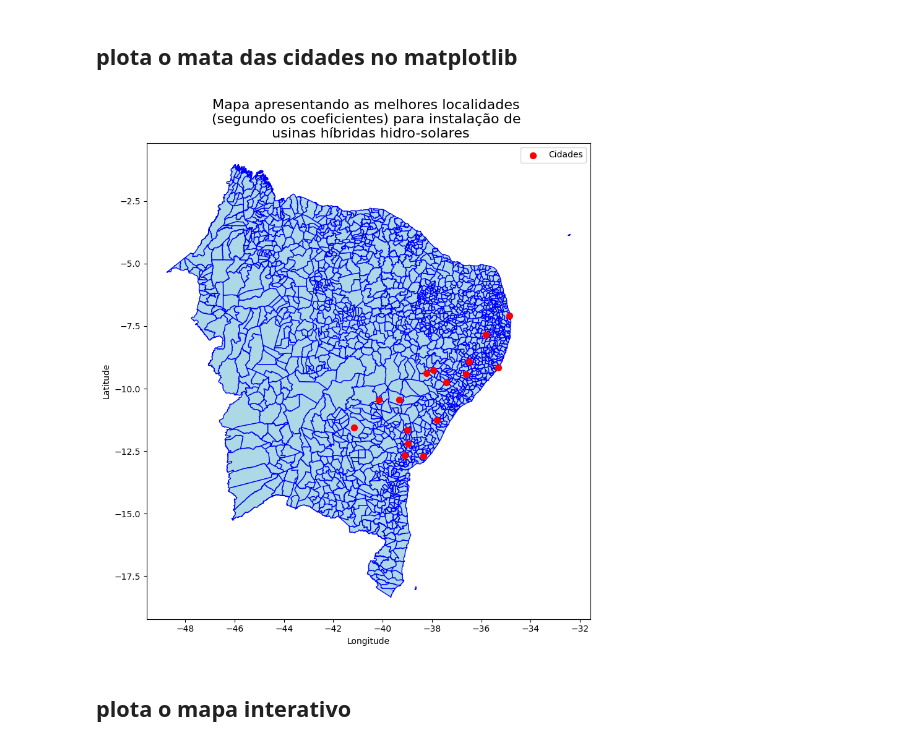
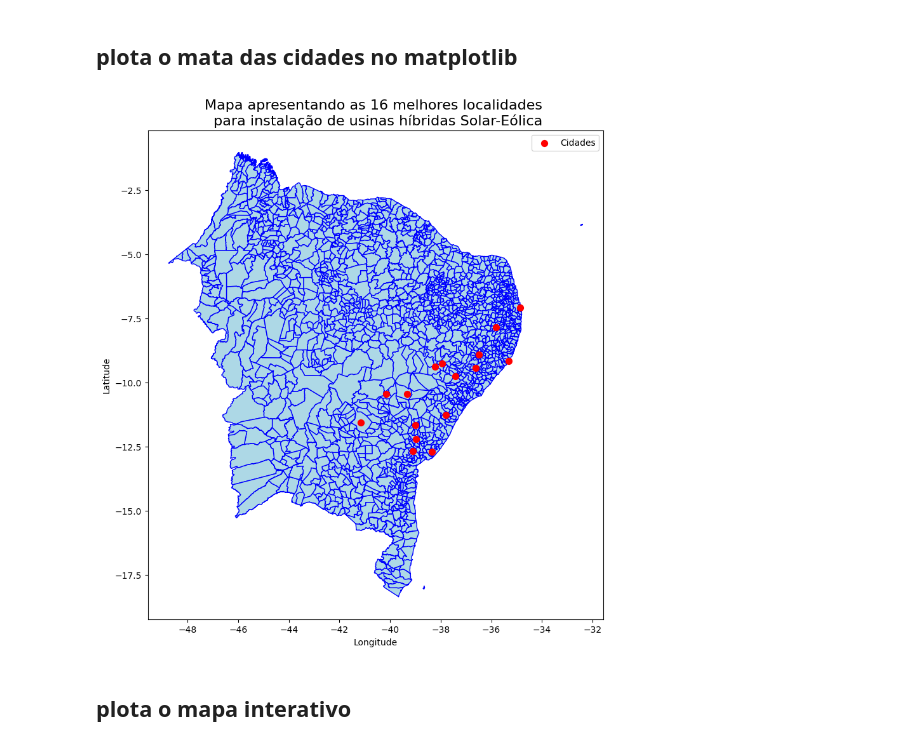
Before and after one commit to maryofcarmo/TCC, a Jupyter notebook: 4°_MELHORES_REGIOES.ipynb, the cells around one changed output. Saved outputs shown, nothing was run; the diff lists cells and outputs as text; code cells hidden in the pictures.

```diff
--- a/4°_MELHORES_REGIOES.ipynb
+++ b/4°_MELHORES_REGIOES.ipynb
@@ -340,35 +339,35 @@ import pandas as pd
 from shapely.geometry import Point
 
 # Carregar o arquivo GeoJSON
 localidade_geojson = "/content/drive/MyDrive/TCC/DADOS/GeoJson/regioes_combinadas.geojson"
 localidade = gpd.read_file(localidade_geojson)
 
 # Converter as colunas de latitude e longitude em geometrias (pontos)
 geometry = [Point(xy) for xy in zip(estacoes_selecionadas_se['Longitude'], estacoes_selecionadas_se['Latitude'])]
 gdf_estacoes = gpd.GeoDataFrame(estacoes_selecionadas_se, geometry=geometry)
 
 # Configurar o sistema de coordenadas geográficas (crs)
 gdf_estacoes.set_crs(epsg=4326, inplace=True)  # WGS84
 
 # Plotar o mapa
 fig, ax = plt.subplots(figsize=(10, 10))
 
 # Plotar o GeoJSON (base do mapa)
 localidade.plot(ax=ax, color='lightblue', edgecolor='blue')
 
 # Plotar os pontos das estações meteorológicas
 gdf_estacoes.plot(ax=ax, color='red', markersize=50, label='Cidades')
 
 # Adicionar título e legenda
-plt.title('Mapa apresentando as melhores localidades \n(segundo os coeficientes) para instalação de \n usinas híbridas hidro-solares', fontsize=16)
+plt.title('Mapa apresentando as 16 melhores localidades \n para instalação de usinas híbridas Solar-Eólica', fontsize=16)
 plt.legend()
 plt.xlabel('Longitude')
 plt.ylabel('Latitude')
 
 # Exibir o mapa
 plt.show()
 # %% [output]
-[figure, old version]
+[figure, new version]
 # %% [markdown]
 ## plota o mapa interativo
 # %%
```
Also changed, not shown: parts of 4 cells of this notebook.
